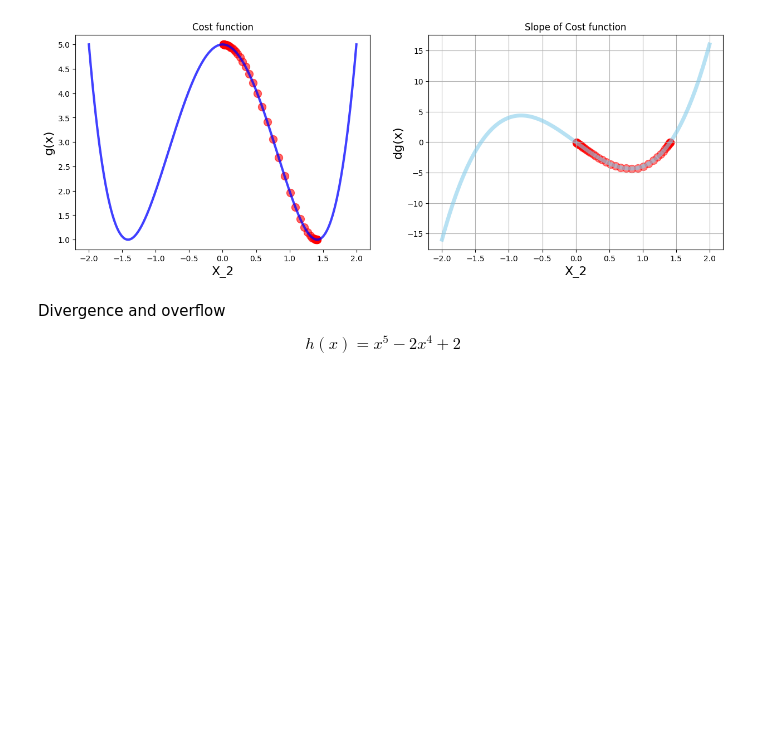
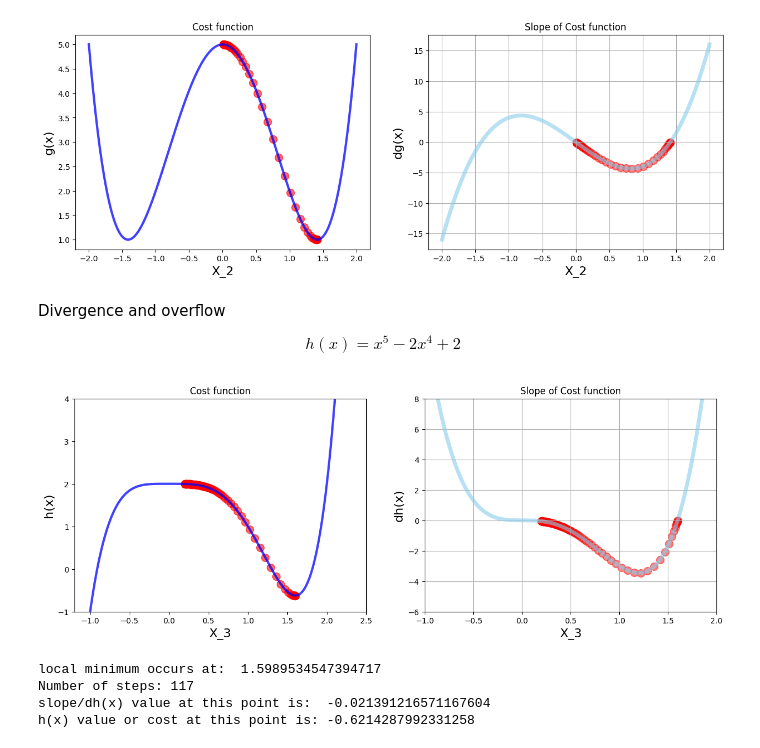
Before and after one commit to DillonDepala/IntroToOptimisationAndGradientDescentAlgorithm, a Jupyter notebook: Gradient_Descent.ipynb, the cells around one changed output. Drawn from its saved outputs; the diff is of its cells as text; code cells hidden in the pictures; blank space fills up the shorter version.

```diff
--- a/Gradient_Descent.ipynb
+++ b/Gradient_Descent.ipynb
@@ -173,14 +173,14 @@ plt.show()
 # %% [markdown]
 Gradient Descent Function
 # %%
-def gradient_descent(derivative_func, initial_guess, muliplier=0.02, precision=0.001):
+def gradient_descent(derivative_func, initial_guess, muliplier=0.02, precision=0.001, max_iter=300):
 
     new_x = initial_guess
     x_list = [new_x]
     slope_list = [derivative_func(new_x)]
 
 
-    for n in range(500):
+    for n in range(max_iter):
         previous_x = new_x
         gradient = derivative_func(previous_x)
         new_x = previous_x - muliplier * gradient
@@ -257,12 +257,57 @@ Divergence and overflow
 $$h(x) = x^5 - 2x^4 + 2$$
 # %%
 # Generate data
-x_3 = np.linspace(start=-2.5, stop=2.5, num=100)
+x_3 = np.linspace(start=-2.5, stop=2.5, num=1000)
 
 # Create h(x) function and dh(x) function
 
 def h(x):
     return x**5 - 2*x**4 + 2
 
-def gh(x):
+def dh(x):
     return 5*x**4 - 8*x**3
+# %%
+# Calling gradient descent function
+local_min, list_x, deriv_list = gradient_descent(derivative_func=dh, initial_guess=0.2)
+
+
+# Superimpose gradient descent calculations on simple cost function and derivative of simple cost function plot
+plt.figure(figsize=[15,5])
+
+# Plot 1 - Simple Cost function
+plt.subplot(1, 2, 1)
+
+plt.title('Cost function')
+plt.xlabel('X_3', fontsize=16)
+plt.ylabel('h(x)', fontsize=16)
+plt.xlim(-1.2, 2.5)
+plt.ylim(-1, 4)
+
+plt.plot(x_3, h(x_3), color='blue', linewidth=3, alpha=0.75)
+plt.scatter(list_x, h(np.array(list_x)), color='red', s=100, alpha=0.6)
+
+# Plot 2 - Derivative
+plt.subplot(1, 2, 2)
+
+plt.grid()
+plt.title('Slope of Cost function')
+plt.xlabel('X_3', fontsize=16)
+plt.ylabel('dh(x)', fontsize=16)
+plt.xlim(-1,2)
+plt.ylim(-6,8)
+
+plt.plot(x_3, dh(x_3), color='skyblue', linewidth=5, alpha=0.6)
+plt.scatter(list_x, deriv_list, color='red', s=100, alpha=0.5)
+
+plt.show()
+
+print("local minimum occurs at: ", local_min)
+print("Number of steps:", len(list_x))
+print("slope/dh(x) value at this point is: ", dh(local_min))
+print("h(x) value or cost at this point is:", h(local_min))
+# %% [output]
+[figure, added]
+local minimum occurs at:  1.5989534547394717
+Number of steps: 117
+slope/dh(x) value at this point is:  -0.021391216571167604
+h(x) value or cost at this point is: -0.6214287992331258
```
Also changed, not shown: parts of 2 cells of this notebook.
